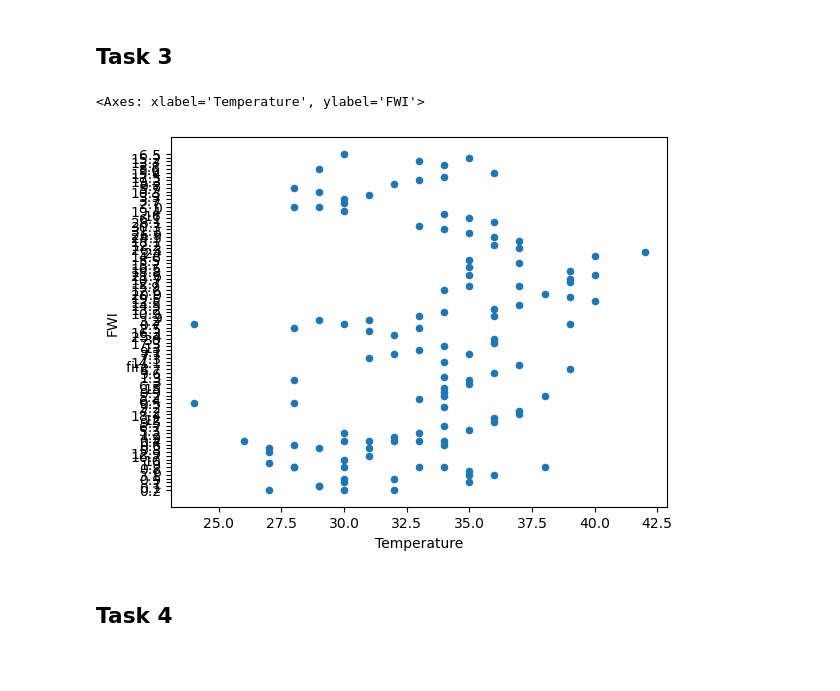
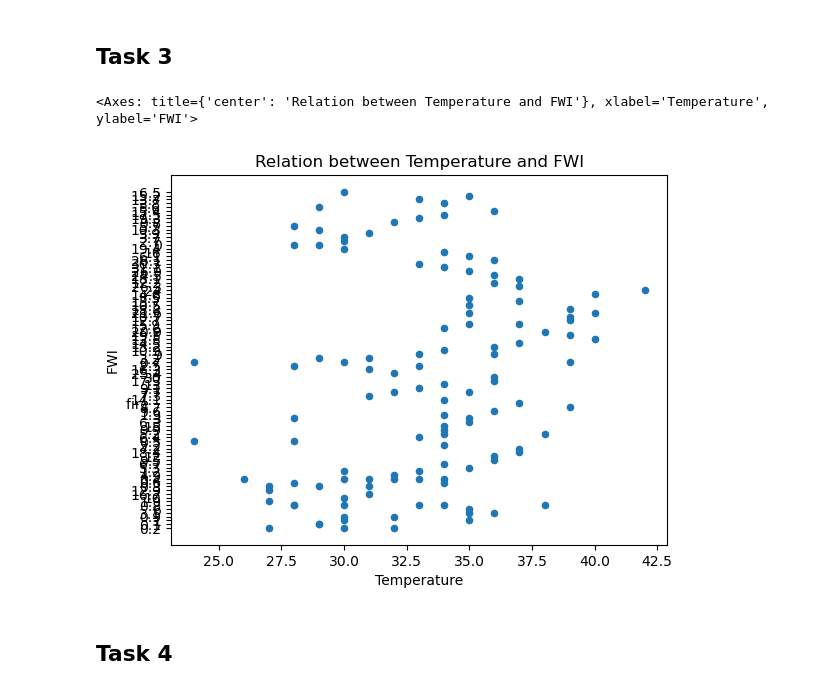
Before and after one commit to Jairik/Data-Visualization-Machine-Learning, a Jupyter notebook: Basic Datasets & Visualization/Basic_Datasets.ipynb, the cells around one changed output. Cells and saved outputs as stored; diff of their text form; code cells hidden in the pictures; blank space fills up the shorter version.

```diff
--- a/Basic Datasets & Visualization/Basic_Datasets.ipynb
+++ b/Basic Datasets & Visualization/Basic_Datasets.ipynb
@@ -69,9 +71,11 @@ b_df.plot.line(x='Temperature')
 # %% [markdown]
 ## Task 3
 # %%
-s_df.plot.scatter(x='Temperature', y='FWI')
+s_df.plot.scatter(x='Temperature', y='FWI', title='Relation between Temperature and FWI')
+#plt.gca().yaxis.set_major_locator(ticker.MaxNLocator(10))
+#plt.show()
 # %% [output]
-<Axes: xlabel='Temperature', ylabel='FWI'>
+<Axes: title={'center': 'Relation between Temperature and FWI'}, xlabel='Temperature', ylabel='FWI'>
-[figure, old version]
+[figure, new version]
 # %% [markdown]
 ## Task 4
```
Also changed, not shown: parts of 6 cells of this notebook, 2 other files.
